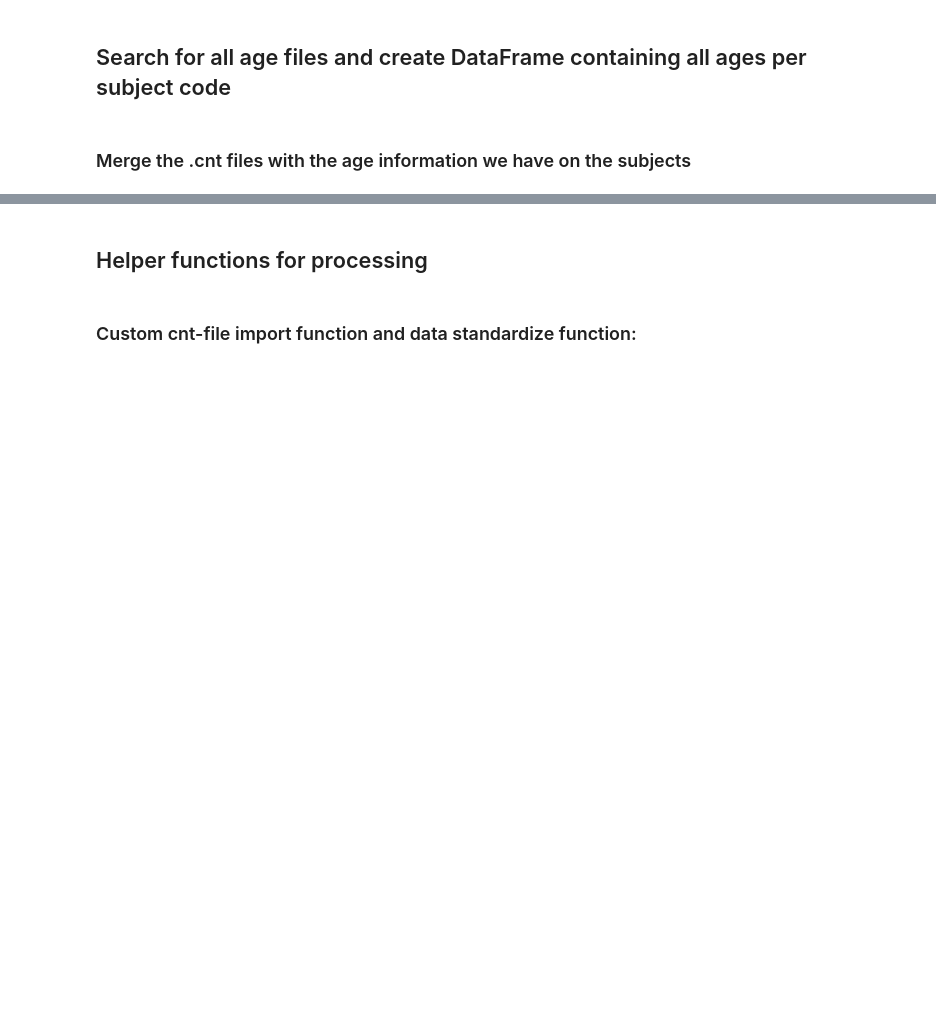
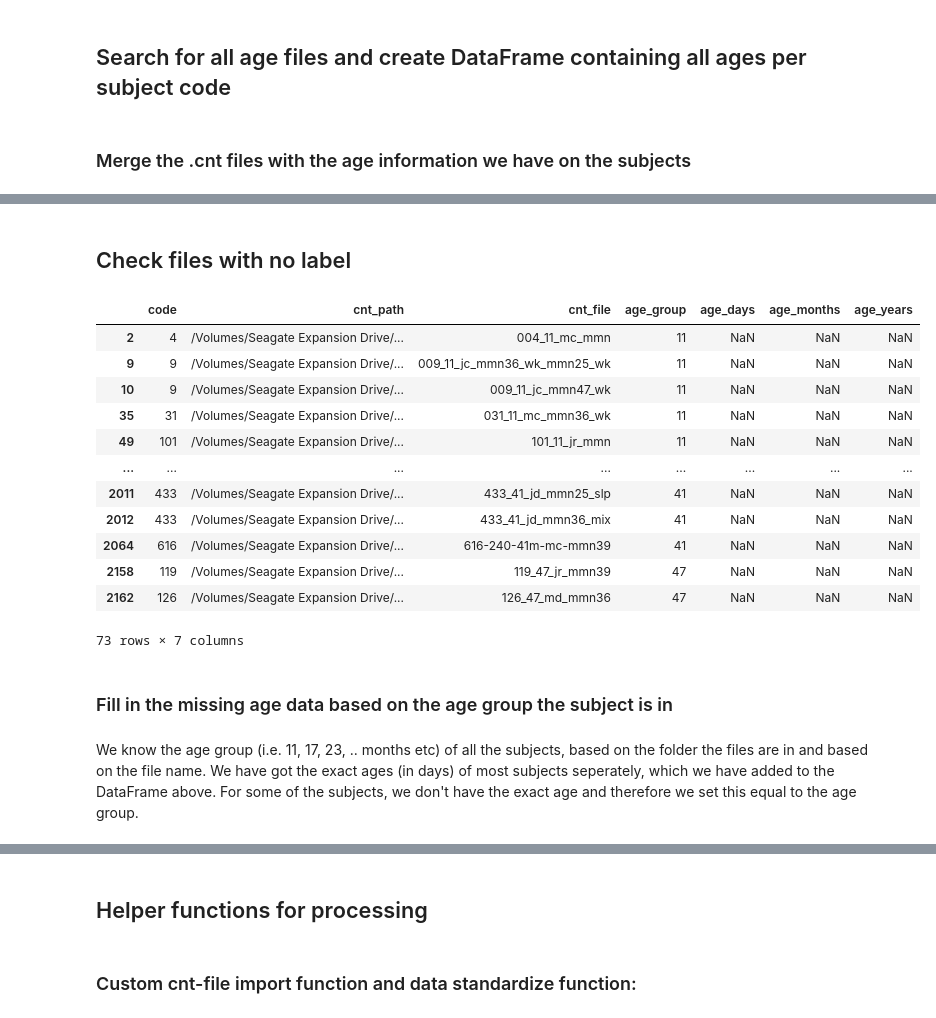
Before and after one commit to epodium/EEG_age_prediction, a Jupyter notebook: Notebooks/Deep learning EEG_dataset preprocessing_DL.ipynb, the cells around one changed output, grey strips where cells are left out. Cells and saved outputs as stored; diff of their text form; code cells hidden in the pictures; blank space fills up the shorter version.

Commit message:
Adds step for handling missing target values in DL preprocessing

```diff
--- a/Notebooks/Deep learning EEG_dataset preprocessing_DL.ipynb
+++ b/Notebooks/Deep learning EEG_dataset preprocessing_DL.ipynb
@@ -115,3 +115,25 @@ merged_df.head()
 | 2 | 4 | /Volumes/Seagate Expansion Drive/... | 004_11_mc_mmn | 11 | NaN | NaN | NaN |
 | 3 | 5 | /Volumes/Seagate Expansion Drive/... | 005_11_jc_mmn2 | 11 | 329.0 | 10.966667 | 0.913889 |
 | 4 | 7 | /Volumes/Seagate Expansion Drive/... | 007_11_jc_mmn2_36_wk | 11 | 329.0 | 10.966667 | 0.913889 |
+# %% [markdown]
+## Check files with no label
+# %%
+merged_df.loc[merged_df['age_days'].isnull()]
+# %% [output]
+|  | code | cnt_path | cnt_file | age_group | age_days | age_months | age_years |
+| 2 | 4 | /Volumes/Seagate Expansion Drive/... | 004_11_mc_mmn | 11 | NaN | NaN | NaN |
+| 9 | 9 | /Volumes/Seagate Expansion Drive/... | 009_11_jc_mmn36_wk_mmn25_wk | 11 | NaN | NaN | NaN |
+| 10 | 9 | /Volumes/Seagate Expansion Drive/... | 009_11_jc_mmn47_wk | 11 | NaN | NaN | NaN |
+| 35 | 31 | /Volumes/Seagate Expansion Drive/... | 031_11_mc_mmn36_wk | 11 | NaN | NaN | NaN |
+| 49 | 101 | /Volumes/Seagate Expansion Drive/... | 101_11_jr_mmn | 11 | NaN | NaN | NaN |
+| ... | ... | ... | ... | ... | ... | ... | ... |
+| 2011 | 433 | /Volumes/Seagate Expansion Drive/... | 433_41_jd_mmn25_slp | 41 | NaN | NaN | NaN |
+| 2012 | 433 | /Volumes/Seagate Expansion Drive/... | 433_41_jd_mmn36_mix | 41 | NaN | NaN | NaN |
+| 2064 | 616 | /Volumes/Seagate Expansion Drive/... | 616-240-41m-mc-mmn39 | 41 | NaN | NaN | NaN |
+| 2158 | 119 | /Volumes/Seagate Expansion Drive/... | 119_47_jr_mmn39 | 47 | NaN | NaN | NaN |
+| 2162 | 126 | /Volumes/Seagate Expansion Drive/... | 126_47_md_mmn36 | 47 | NaN | NaN | NaN |
+73 rows × 7 columns
+# %% [markdown]
+### Fill in the missing age data based on the age group the subject is in
+# %% [markdown]
+We know the age group (i.e. 11, 17, 23, .. months etc) of all the subjects, based on the folder the files are in and based on the file name. We have got the exact ages (in days) of most subjects seperately, which we have added to the DataFrame above. For some of the subjects, we don't have the exact age and therefore we set this equal to the age group.
```
Also changed, not shown: parts of 3 cells of this notebook.
